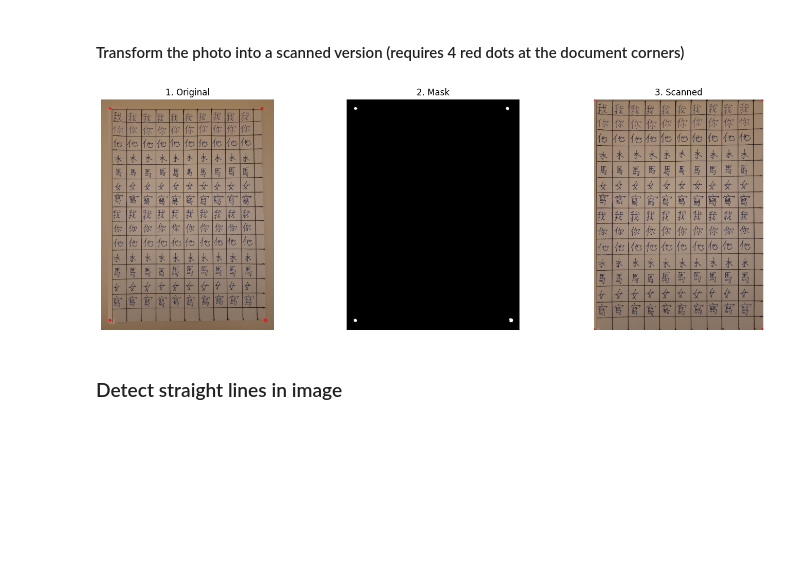
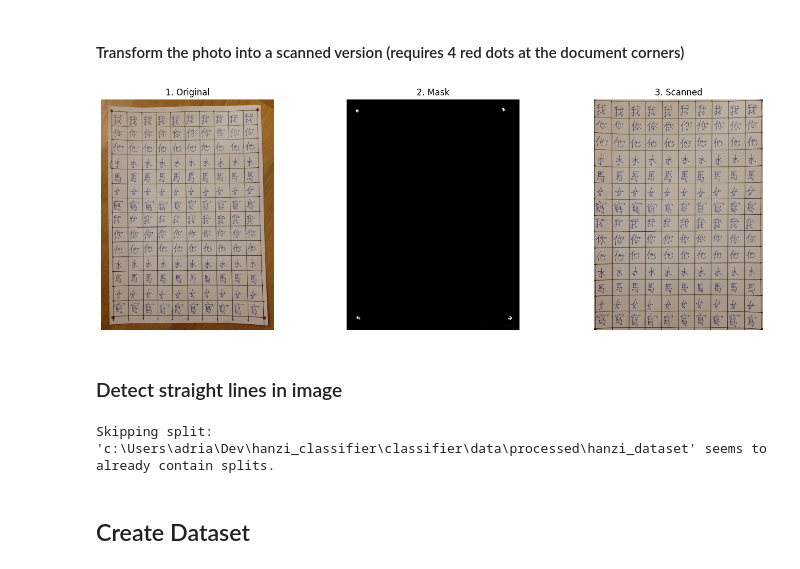
Before and after one commit to Lawdrian/hanzi_classifier, a Jupyter notebook: classifier/notebooks/create_dataset.ipynb, the cells around one changed output. Saved outputs shown, nothing was run; the diff lists cells and outputs as text; code cells hidden in the pictures; blank space fills up the shorter version.

Commit message:
Add second sheet and train first classifier.

```diff
--- a/classifier/notebooks/create_dataset.ipynb
+++ b/classifier/notebooks/create_dataset.ipynb
@@ -25,7 +25,7 @@ print(config)
 
 def order_points(pts):
 	"""
-	This function orders four random points in a clockwise cicle
+	Orders four random points in a clockwise cicle
 	"""
 	rect = np.zeros((4, 2), dtype="float32")
 
@@ -44,7 +44,12 @@ def order_points(pts):
 	return rect
 
 def scan_image(read_dir_path, save_dir_path, source_file_name, save_file_name, show=False):
-	### Perform image warp ###
+	"""
+	Transforms an image into a scanned version relying on 4 red dots denoting the corners of the scan
+	"""
+
+
+    ### Perform image warp ###
 	# 1. Load the image
 	read_path = read_dir_path / source_file_name
 	img = cv2.imread(read_path)
@@ -122,34 +127,34 @@ def scan_image(read_dir_path, save_dir_path, source_file_name, save_file_name, s
 
 		if show:
 			fig, axes = plt.subplots(1, 3, figsize=(15, 5)) # (width, height)
 			# 2. Plot on the first subplot (axes[0])
 			axes[0].imshow(cv2.cvtColor(orig_img, cv2.COLOR_BGR2RGB))
 			axes[0].set_title('1. Original')
 			axes[0].axis('off')
 
 			# 3. Plot on the second subplot (axes[1])
 			axes[1].imshow(mask, cmap='gray')
 			axes[1].set_title('2. Mask')
 			axes[1].axis('off')
 
 			# 4. Plot on the third subplot (axes[2])
 			axes[2].imshow(cv2.cvtColor(warped, cv2.COLOR_BGR2RGB))
 			axes[2].set_title('3. Scanned')
 			axes[2].axis('off')
 
 			# 5. Show the plot
 			plt.tight_layout()
 
 	else:
 		print("Could not find 4 red dots. Try adjusting the HSV red ranges.")
 
 read_dir_path = PROJECT_ROOT / config['paths']['raw_data_dir']
 save_dir_path = PROJECT_ROOT / config['paths']['scanned_data_dir']
 source_file_name = config['processing']['source_img']
 save_file_name = config['processing']['scanned_img']
 scan_image(read_dir_path=read_dir_path, save_dir_path=save_dir_path, source_file_name=source_file_name, save_file_name=save_file_name, show=True)
 # %% [output]
-[figure, old version]
+[figure, new version]
 # %% [markdown]
 ### Detect straight lines in image
 # %%
@@ -300,4 +324,40 @@ def split_img_into_cells(img, vertical_lines, horizontal_lines, processing_param
 		plt.show()
 
 	return cells
+# %%
+import splitfolders
+import shutil
+def split_dataset(dataset_path, ratio=(0.8, 0.2), seed=42):
+	"""
+	Splits an Image folder dataset and replaces the original folder structure with the new one
+	"""
+
+	# 1. Prepare temp folder
+	temp_path = dataset_path.parent / f"{dataset_path.name}_temp"
+
+	# Safety Check: Stop if this folder is already a split dataset
+	if (dataset_path / "train").exists():
+		print(f"Skipping split: '{dataset_path}' seems to already contain splits.")
+		return
+
+	# 2. Perform the Split into Temp
+	splitfolders.ratio(dataset_path, output=temp_path, seed=seed, ratio=ratio, group_prefix=None)
+
+	# 3. Replace with Temp
+	# Remove original dataset
+	shutil.rmtree(dataset_path)
+
+	# Rename new dataset to original name
+	temp_path.rename(dataset_path)
+
+
+
+processed_data_dir = config['paths']['processed_data_dir']
+dataset_name = config['paths']['dataset_name']
+dataset_path = PROJECT_ROOT / processed_data_dir / dataset_name
+split_dataset(dataset_path)
+# %% [output]
+Skipping split: 'c:\Users\adria\Dev\hanzi_classifier\classifier\data\processed\hanzi_dataset' seems to already contain splits.
+# %% [markdown]
+## Create Dataset
 # %%
```
Also changed, not shown: parts of 5 cells of this notebook, 5 other files.
